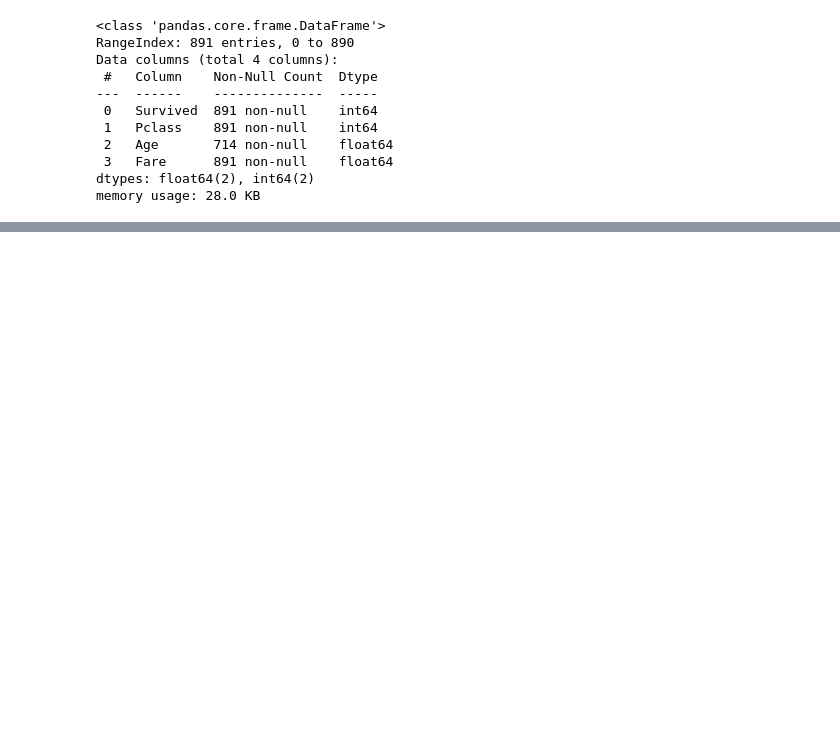
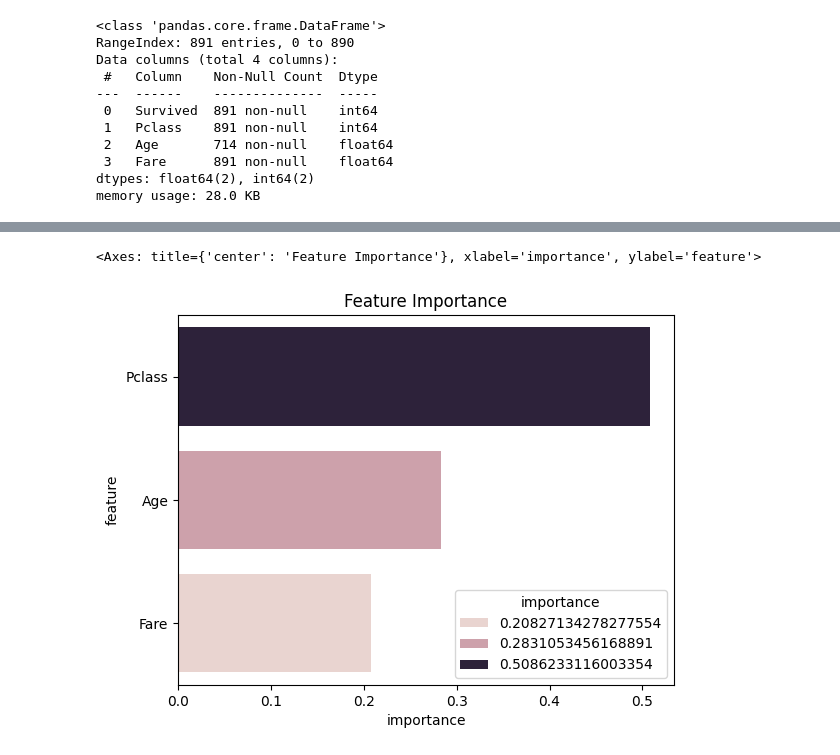
Before and after one commit to victormonkun7/test-repo-tut1-2, a Jupyter notebook: tut8-1_exer.ipynb, the cells around one changed output, grey strips where cells are left out. Cells and saved outputs as stored; diff of their text form; code cells hidden in the pictures; blank space fills up the shorter version.

```diff
--- a/tut8-1_exer.ipynb
+++ b/tut8-1_exer.ipynb
@@ -114,0 +178,10 @@ FileNotFoundError: [Errno 2] No such file or directory: '../outputs/models/model
+# %%
+importance_df = pd.DataFrame({
+    'feature': df.drop(columns='Survived').columns,
+    'importance': model.feature_importances_
+}).sort_values('importance', ascending=False)
+plt.title('Feature Importance')
+sns.barplot(data=importance_df.head(10), x='importance', y='feature', hue='importance')
+# %% [output]
+<Axes: title={'center': 'Feature Importance'}, xlabel='importance', ylabel='feature'>
+[figure, added]
```
Also changed, not shown: parts of 12 cells of this notebook, 1 other file.
